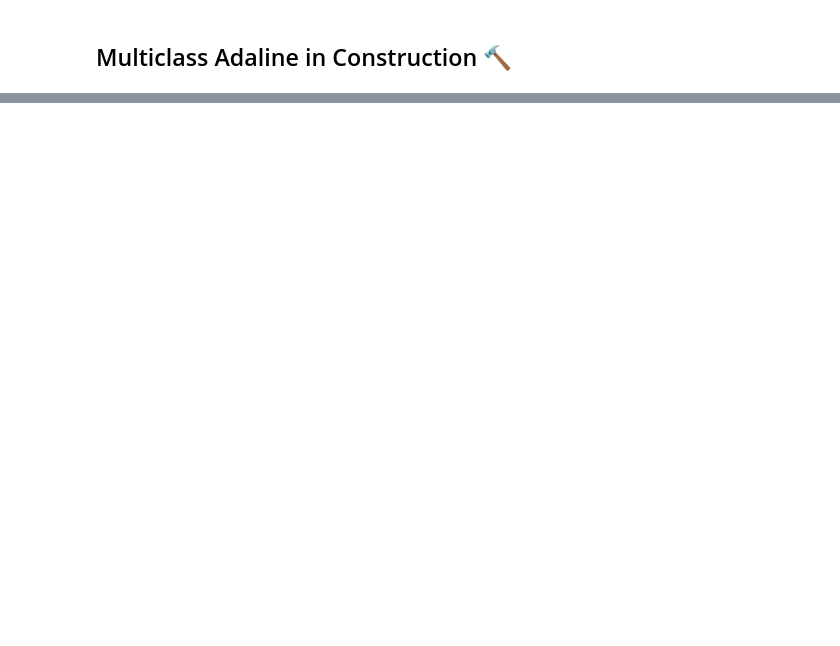
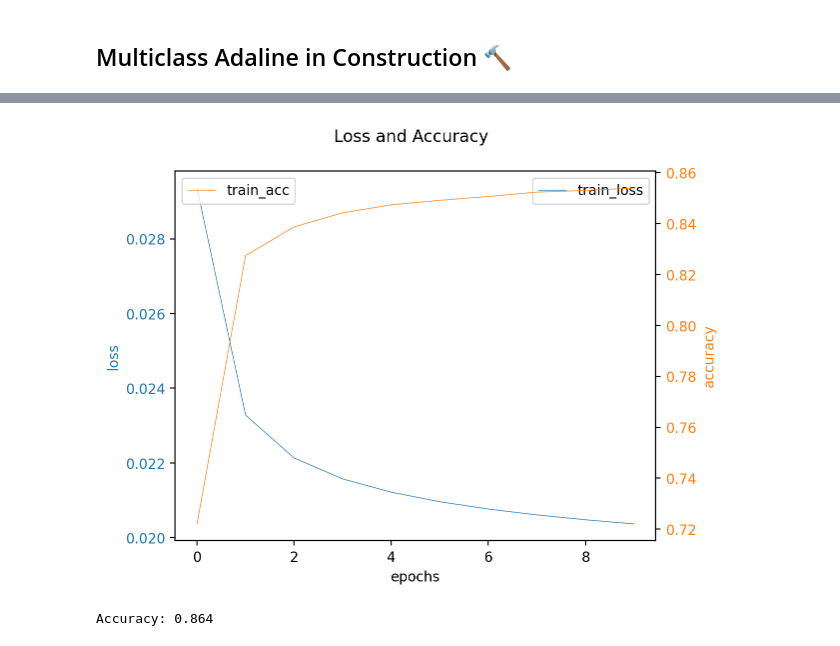
Before and after one commit to lukasGeisseler/Neural_Networks_in_Numpy, a Jupyter notebook: 03_Adaline.ipynb, the cells around one changed output, grey strips where cells are left out. Cells and saved outputs as stored; diff of their text form; code cells hidden in the pictures; blank space fills up the shorter version.

Commit message:
add adaline multiclass logic

```diff
--- a/03_Adaline.ipynb
+++ b/03_Adaline.ipynb
@@ -287,0 +423,8 @@ plot_examples(
+# %%
+weights, train_metrics = train_adaline(
+    train_images,
+    train_labels,
+    epochs=10,
+    learning_rate=0.00002,  # if you set the learning rate too high (eg = 0.1), you will encounter overfitting at it's best
+    bias_size=1,
+)
@@ -287,0 +442,16 @@ plot_examples(
+# %%
+plot_metrics(train_metrics)
+# %% [output]
+[figure, added]
+# %%
+accuracy, predictions = eval_adaline(
+    test_images,
+    test_labels,
+    weights,
+    bias_size=1,
+    threshold=0.5,
+)
+
+print(f"Accuracy: {accuracy:.3f}")
+# %% [output]
+Accuracy: 0.864
```
Also changed, not shown: parts of 18 cells of this notebook, 2 other files.
